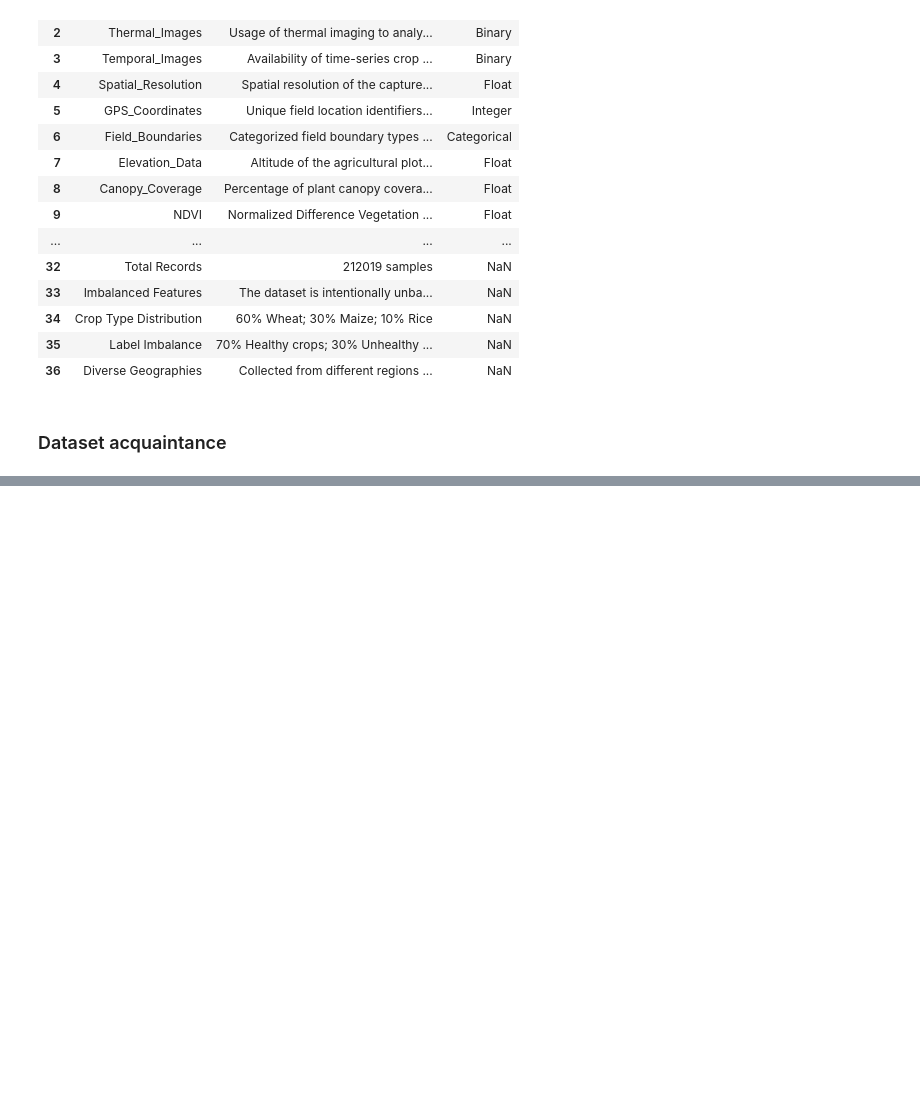
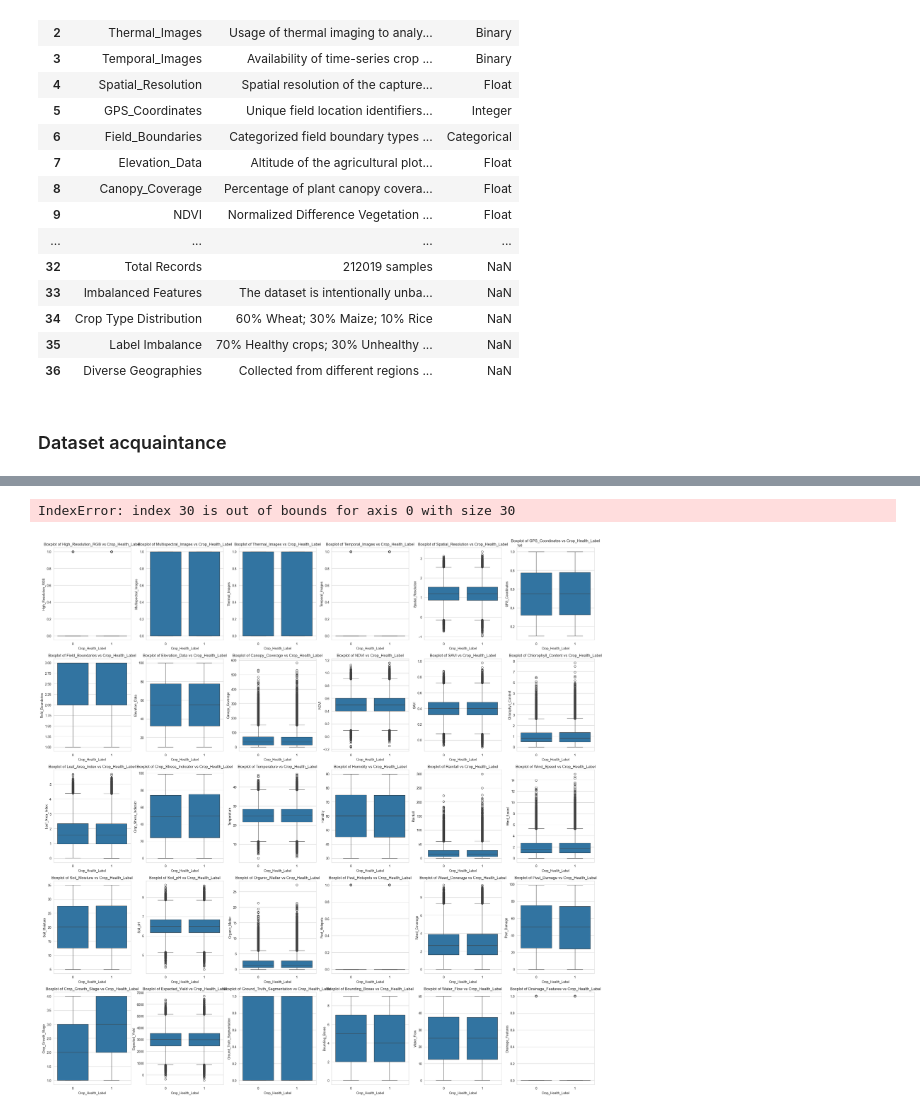
Before and after one commit to eloiherman/CropDiseasePredictor, a Jupyter notebook: code/drafts/dataset_acquaintance.ipynb, the cells around one changed output, grey strips where cells are left out. Drawn from its saved outputs; the diff is of its cells as text; code cells hidden in the pictures; blank space fills up the shorter version.

```diff
--- a/code/drafts/dataset_acquaintance.ipynb
+++ b/code/drafts/dataset_acquaintance.ipynb
@@ -64,0 +132,19 @@ Index(['High_Resolution_RGB', 'Multispectral_Images', 'Thermal_Images',
+# %%
+# Look at impact of variance of features on the target variable: Crop_Health_Label
+
+# We can use boxplots to visualize the relationship between each feature and the target variable
+# Create a figure with subplots
+fig, axes = plt.subplots(nrows=5, ncols=6, figsize=(30, 30))
+axes = axes.flatten()  # Flatten the 2D array of axes for easy iteration
+# Loop through each feature and create a boxplot
+for i, feature in enumerate(features):
+    sns.boxplot(x="Crop_Health_Label", y=feature, data=df, ax=axes[i])
+    axes[i].set_title(f'Boxplot of {feature} vs Crop_Health_Label')
+    axes[i].set_xlabel('Crop_Health_Label')
+    axes[i].set_ylabel(feature)
+# Adjust layout
+plt.tight_layout()
+plt.show()
+# %% [output]
+IndexError: index 30 is out of bounds for axis 0 with size 30
+[figure, added]
```
Also changed, not shown: parts of 8 cells of this notebook.
